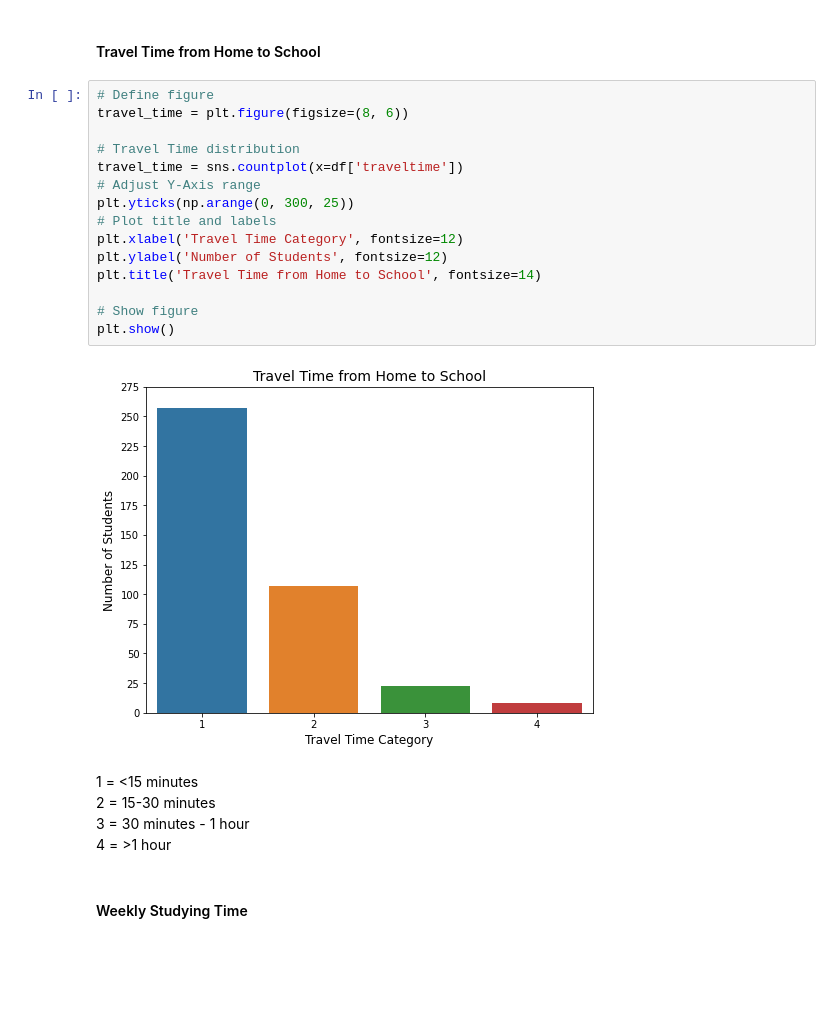
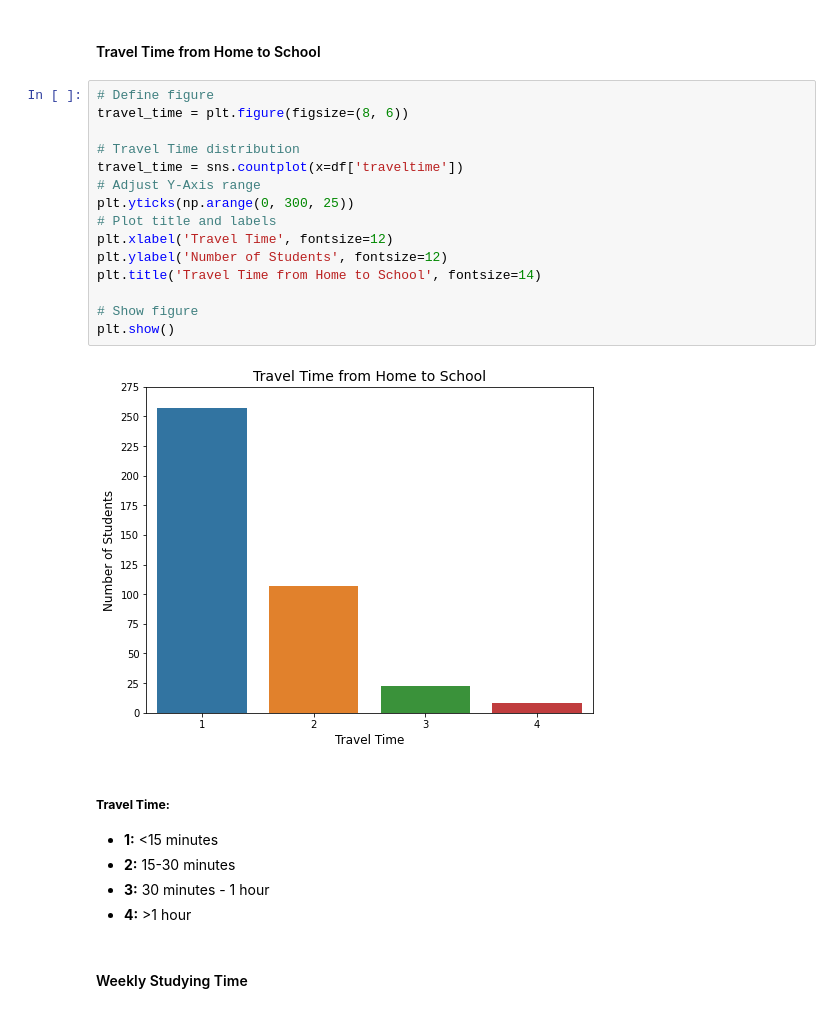
Before and after one commit to MarkLee7925/Student-Grade-Regression, a Jupyter notebook: Math/Student_Grade_Regression_Math.ipynb, the cells around one changed output. Saved outputs shown, nothing was run; the diff lists cells and outputs as text; blank space fills up the shorter version.

```diff
--- a/Math/Student_Grade_Regression_Math.ipynb
+++ b/Math/Student_Grade_Regression_Math.ipynb
@@ -196,25 +196,27 @@ plt.show()
 # %%
 # Define figure
 travel_time = plt.figure(figsize=(8, 6))
 
 # Travel Time distribution
 travel_time = sns.countplot(x=df['traveltime'])
 # Adjust Y-Axis range
 plt.yticks(np.arange(0, 300, 25))
 # Plot title and labels
-plt.xlabel('Travel Time Category', fontsize=12)
+plt.xlabel('Travel Time', fontsize=12)
 plt.ylabel('Number of Students', fontsize=12)
 plt.title('Travel Time from Home to School', fontsize=14)
 
 # Show figure
 plt.show()
 # %% [output]
-[figure, old version]
+[figure, new version]
 # %% [markdown]
-1 = <15 minutes\
-2 = 15-30 minutes\
-3 = 30 minutes - 1 hour\
-4 = >1 hour
+##### **Travel Time:**
+
+- **1:** <15 minutes
+- **2:** 15-30 minutes
+- **3:** 30 minutes - 1 hour
+- **4:** >1 hour
 # %% [markdown]
 #### Weekly Studying Time
 # %%
```
Also changed, not shown: parts of 11 cells of this notebook.
